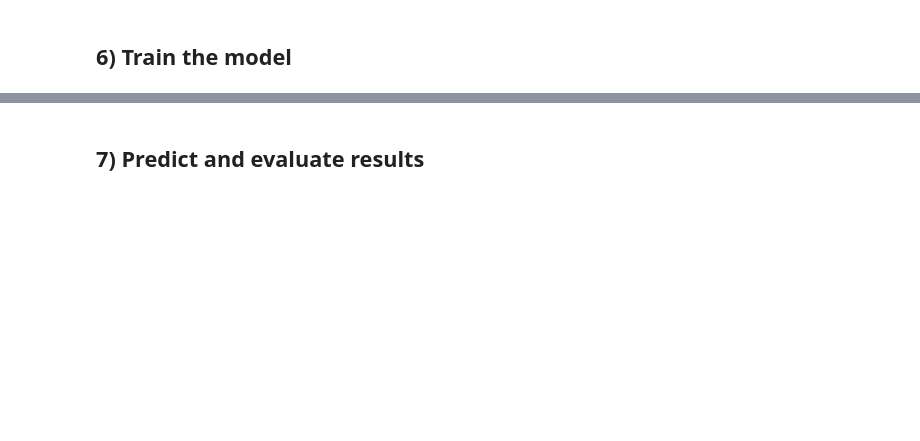
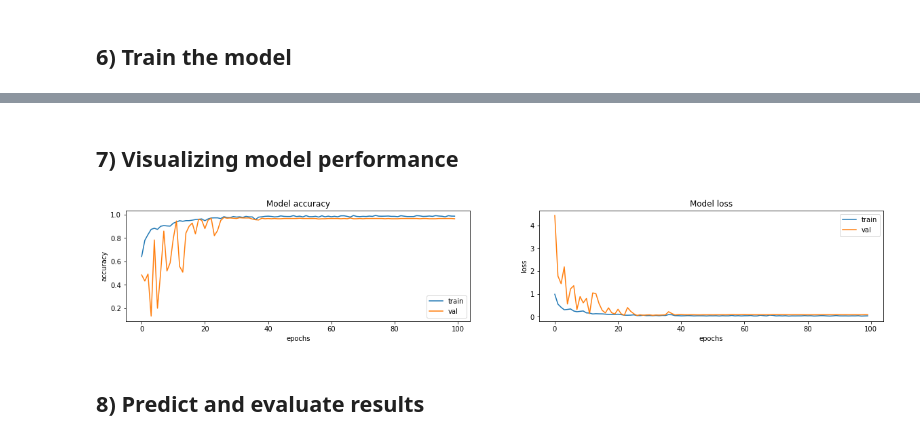
Before and after one commit to AhmedAElhamid/COVID-19-X-rays-Detector, a Jupyter notebook: COVID-19 Radiography_tutorial.ipynb, the cells around one changed output, grey strips where cells are left out. Cells and saved outputs as stored; diff of their text form; code cells hidden in the pictures; blank space fills up the shorter version.

Commit message:
updated the model

```diff
--- a/COVID-19 Radiography_tutorial.ipynb
+++ b/COVID-19 Radiography_tutorial.ipynb
@@ -180,19 +182,23 @@ from keras.layers import Input, Lambda, Conv2D, BatchNormalization, LeakyReLU, Z
 # %%
-def conv_block(clf,filters,kernel_size):
-    clf.add(SeparableConv2D(filters=filters, kernel_size=kernel_size, padding='same'))
-    clf.add(BatchNormalization(epsilon=0.001))
-    clf.add(LeakyReLU(alpha=0.1))
-    clf.add(SeparableConv2D(filters=filters, kernel_size=kernel_size, padding='same'))
-    clf.add(BatchNormalization(epsilon=0.001))
-    clf.add(LeakyReLU(alpha=0.1))
-    clf.add(MaxPooling2D(pool_size=2))
-    return clf
+def conv_block(clf,filters,kernel_size,skip=True):
+    for i in range(2):
+        clf=SeparableConv2D(filters=filters, kernel_size=kernel_size, padding='same')(clf)
+        clf=BatchNormalization(epsilon=0.001)(clf)
+        clf=LeakyReLU(alpha=0.1)(clf)
+
+    skip_connection = clf
+    for i in range(2):
+        clf=SeparableConv2D(filters=filters, kernel_size=kernel_size, padding='same')(clf)
+        clf=BatchNormalization(epsilon=0.001)(clf)
+        clf=LeakyReLU(alpha=0.1)(clf)
+
+    return Add()([skip_connection, clf]) if skip else clf
 
 def dense_block(clf,units, dropout_rate):
 
-    clf.add(Dense(units,activation='relu'))
-    clf.add(BatchNormalization(epsilon=0.001))
-    clf.add(Dropout(dropout_rate))
+    clf=Dense(units,activation='relu')(clf)
+    clf=BatchNormalization(epsilon=0.001)(clf)
+    clf=Dropout(dropout_rate)(clf)
 
     return clf
 # %%
@@ -291,5 +303,20 @@ Epoch 100/100
+# %% [markdown]
+## 7) Visualizing model performance
+# %%
+fig, ax = plt.subplots(1, 2, figsize=(20, 3))
+ax = ax.ravel()
+
+for i, met in enumerate(['accuracy', 'loss']):
+    ax[i].plot(history.history[met])
+    ax[i].plot(history.history['val_' + met])
+    ax[i].set_title('Model {}'.format(met))
+    ax[i].set_xlabel('epochs')
+    ax[i].set_ylabel(met)
+    ax[i].legend(['train', 'val'])
+# %% [output]
+[figure, added]
 # %% [markdown]
-## 7) Predict and evaluate results
+## 8) Predict and evaluate results
 # %%
 score = model.evaluate(x_test, y_test, verbose=1)
 print('Test loss:', score[0])
```
Also changed, not shown: parts of 12 cells of this notebook, 1 other file.
